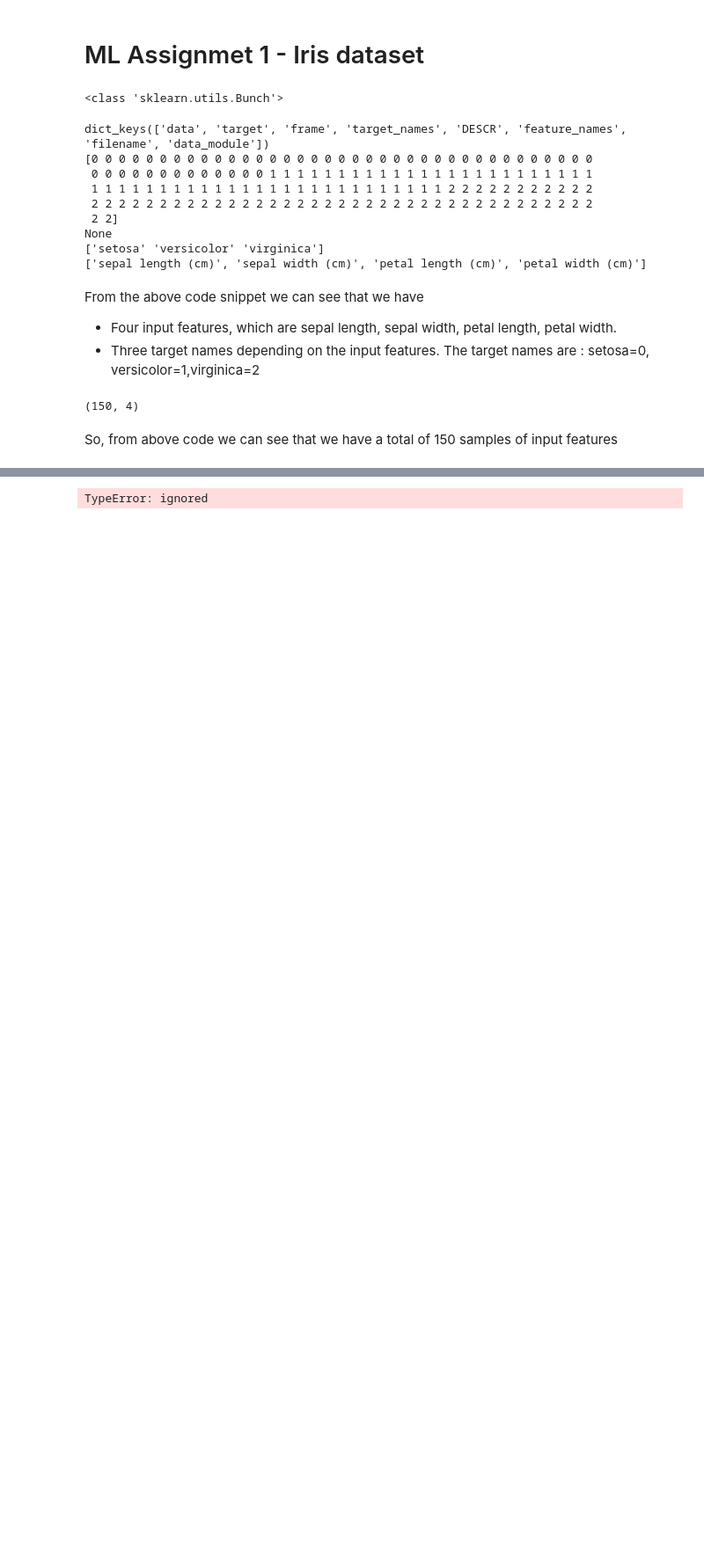
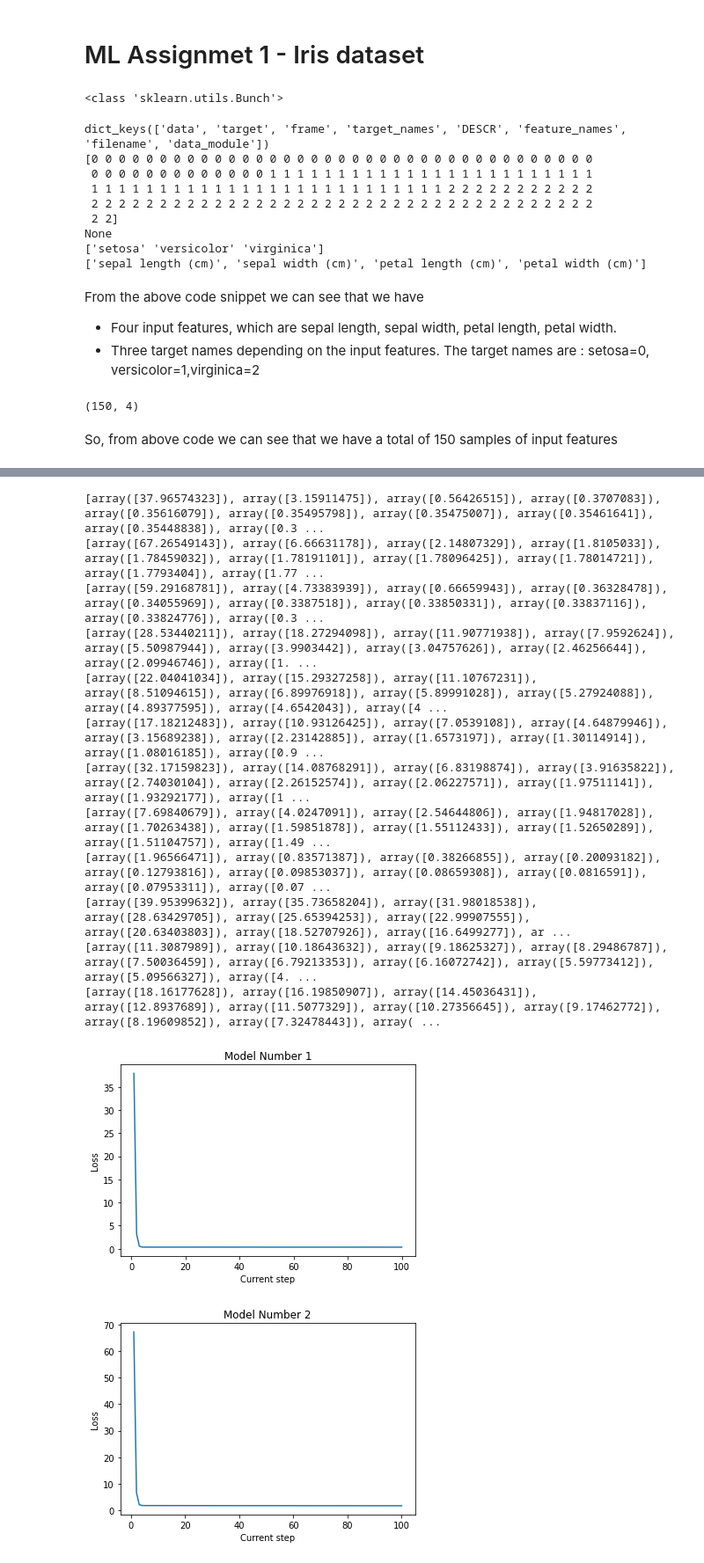
Before and after one commit to nssn96/ML_iris, a Jupyter notebook: ML_iris.ipynb, the cells around one changed output, grey strips where cells are left out. Shown at 88% size. Drawn from its saved outputs; the diff is of its cells as text; code cells hidden in the pictures; blank space fills up the shorter version.

```diff
--- a/ML_iris.ipynb
+++ b/ML_iris.ipynb
@@ -84,13 +99,13 @@ x_train,x_test,y_train,y_test = train_test_split(x,y,test_size=0.1, random_state
 class LinearRegression:
 
   def fit(self,data,target,steps=100):
-    alpha=0.01 #learning rate
+    self.alpha=0.01 #learning rate
     self.m = data.shape #num of training examples,features
-    self.data=data
+    self.data = np.stack((np.ones(len(data)),data),axis=1)
     self.target=target
     self.bias=0
-    self.w=np.zeros(self.m)
-    loss_arr=[]
+    self.w = np.random.uniform(-1,1,size=(2,))
+    self.loss_arr=[]
 
     for i in range(steps):
       target_pred = self.predict(self.data)
@@ -101,19 +116,20 @@ class LinearRegression:
       dw = -(2 * (self.data.T).dot(self.target-target_pred)) / self.m
 
       #least square function
-      #mse_loss =  (np.sum((self.target-target_pred) ** 2)) / self.m
+      mse_loss =  (np.sum((self.target-target_pred) ** 2)) / self.m
       #mse_loss = np.square(np.subtract(self.target,target_pred)).mean()
-      mse_loss = mean_squared_error(self.target,target_pred)
-      loss_arr.append(mse_loss)
+      #mse_loss = mean_squared_error(self.target,target_pred)
+      self.loss_arr.append(mse_loss)
 
       #update weights
-      self.bias-= (alpha * dbias)
-      self.w -= (alpha * dw)
+      self.bias-= (self.alpha * dbias)
+      self.w -= (self.alpha * dw)
 
-    return loss_arr
+    return self.loss_arr
 
   def predict(self,data):
-    return data.dot(self.w) + self.bias
+    #return data.dot(self.w) + self.bias
+    return data @ self.w
 # %%
 # # 12 diff combinations of models
 # model = LinearRegression()
@@ -125,15 +141,38 @@ class LinearRegression:
 # %%
 # 12 diff combinations of models
 model = LinearRegression()
+step_num = range(1,101)
 temp = ['sepal_length','sepal_width','petal_length','petal_width']
 li = list(itertools.permutations(temp,2))
-
+cnt=1
+model_num=1
 for i in li:
   feature1=i[0]
   feature2=i[1]
-  x1 = x_train[feature1]
-  y1 = x_train[feature2]
-  l  = model.fit(x1,y1)
+  input = x_train[feature1]
+  output = x_train[feature2]
+  l  = model.fit(input,output)
+  plt.figure()
+  plt.title('Model Number '+str(model_num))
+  plt.ylabel('Loss')
+  plt.xlabel('Current step')
+  plt.plot(step_num, l)
+  model_num+=1
   print(l)
+
+plt.show()
 # %% [output]
-TypeError: ignored
+[array([37.96574323]), array([3.15911475]), array([0.56426515]), array([0.3707083]), array([0.35616079]), array([0.35495798]), array([0.35475007]), array([0.35461641]), array([0.35448838]), array([0.3 ...
+[array([67.26549143]), array([6.66631178]), array([2.14807329]), array([1.8105033]), array([1.78459032]), array([1.78191101]), array([1.78096425]), array([1.78014721]), array([1.7793404]), array([1.77 ...
+[array([59.29168781]), array([4.73383939]), array([0.66659943]), array([0.36328478]), array([0.34055969]), array([0.3387518]), array([0.33850331]), array([0.33837116]), array([0.33824776]), array([0.3 ...
+[array([28.53440211]), array([18.27294098]), array([11.90771938]), array([7.9592624]), array([5.50987944]), array([3.9903442]), array([3.04757626]), array([2.46256644]), array([2.09946746]), array([1. ...
+[array([22.04041034]), array([15.29327258]), array([11.10767231]), array([8.51094615]), array([6.89976918]), array([5.89991028]), array([5.27924088]), array([4.89377595]), array([4.6542043]), array([4 ...
+[array([17.18212483]), array([10.93126425]), array([7.0539108]), array([4.64879946]), array([3.15689238]), array([2.23142885]), array([1.6573197]), array([1.30114914]), array([1.08016185]), array([0.9 ...
+[array([32.17159823]), array([14.08768291]), array([6.83198874]), array([3.91635822]), array([2.74030104]), array([2.26152574]), array([2.06227571]), array([1.97511141]), array([1.93292177]), array([1 ...
+[array([7.69840679]), array([4.0247091]), array([2.54644806]), array([1.94817028]), array([1.70263438]), array([1.59851878]), array([1.55112433]), array([1.52650289]), array([1.51104757]), array([1.49 ...
+[array([1.96566471]), array([0.83571387]), array([0.38266855]), array([0.20093182]), array([0.12793816]), array([0.09853037]), array([0.08659308]), array([0.0816591]), array([0.07953311]), array([0.07 ...
+[array([39.95399632]), array([35.73658204]), array([31.98018538]), array([28.63429705]), array([25.65394253]), array([22.99907555]), array([20.63403803]), array([18.52707926]), array([16.6499277]), ar ...
+[array([11.3087989]), array([10.18643632]), array([9.18625327]), array([8.29486787]), array([7.50036459]), array([6.79213353]), array([6.16072742]), array([5.59773412]), array([5.09566327]), array([4. ...
+[array([18.16177628]), array([16.19850907]), array([14.45036431]), array([12.8937689]), array([11.5077329]), array([10.27356645]), array([9.17462772]), array([8.19609852]), array([7.32478443]), array( ...
+[figure, added]
+[figure, added]
```
Also changed, not shown: parts of 2 cells of this notebook.
